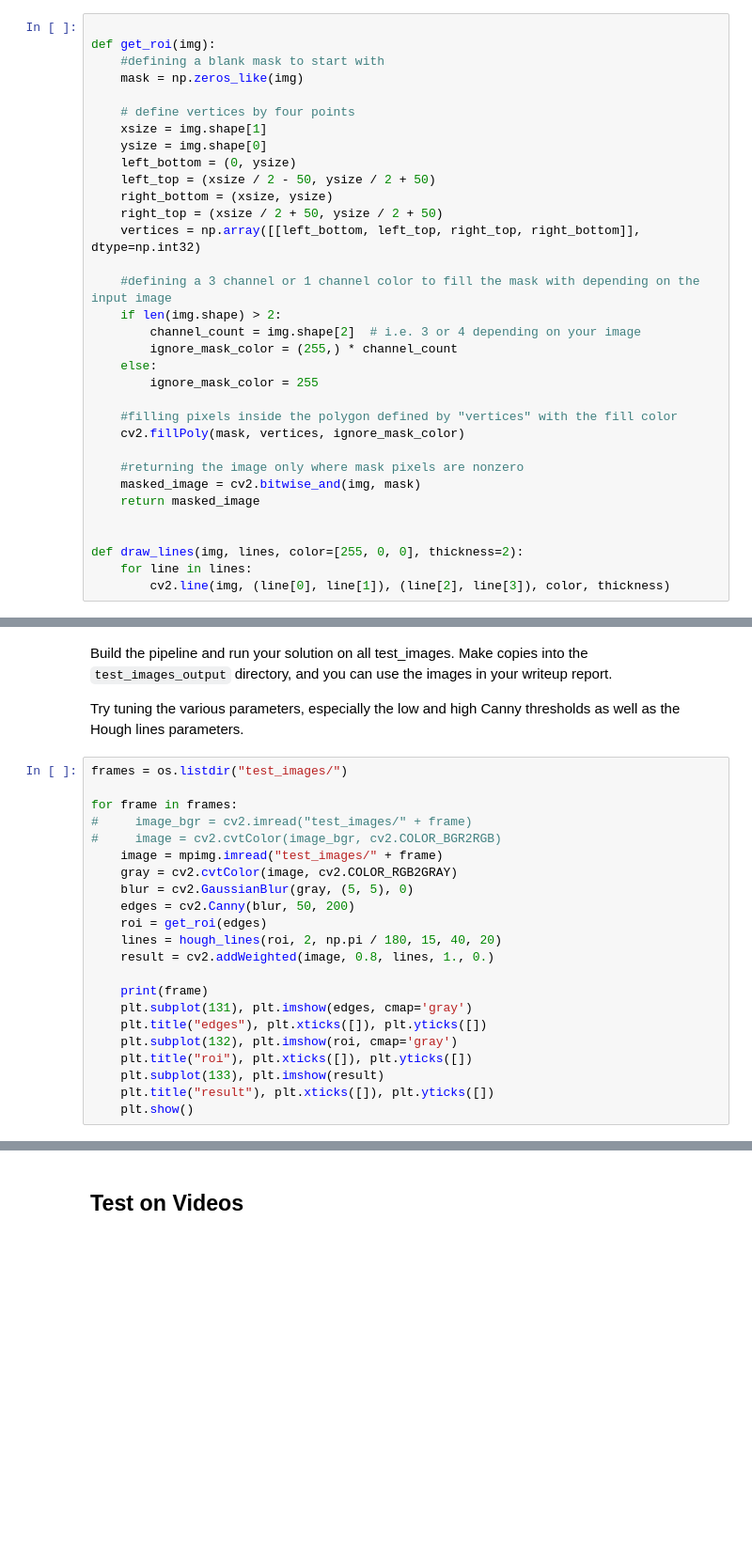
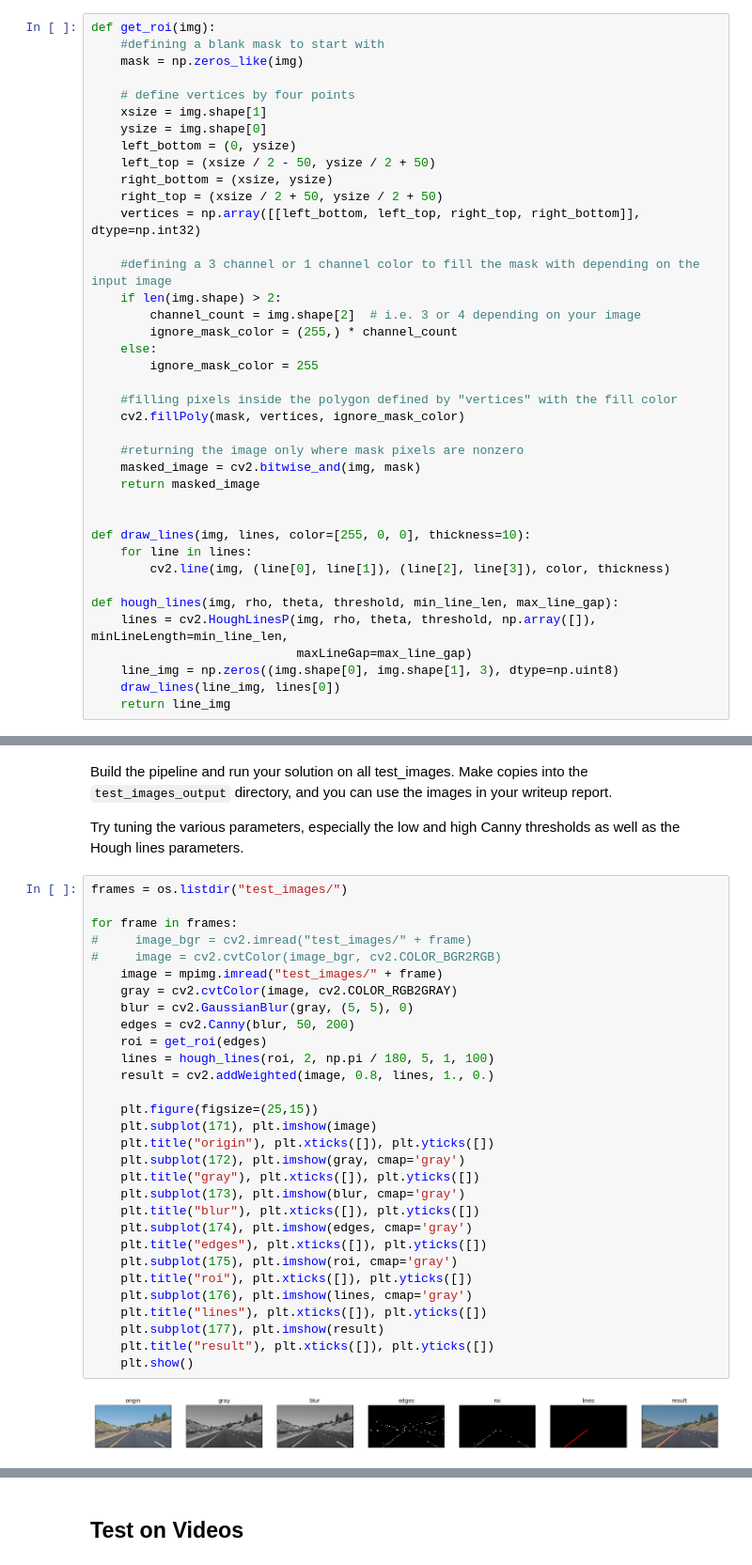
Before and after one commit to ahmed-hassan97/Finding-Lane-Lines, a Jupyter notebook: Finding-Lane-Lines.ipynb, the cells around one changed output, grey strips where cells are left out. Shown at 94% size. Drawn from its saved outputs; the diff is of its cells as text; blank space fills up the shorter version.

```diff
--- a/Finding-Lane-Lines.ipynb
+++ b/Finding-Lane-Lines.ipynb
@@ -66,5 +45,4 @@ Below are some helper functions to help get you started. They should look famili
 # %%
-
 def get_roi(img):
     #defining a blank mask to start with
     mask = np.zeros_like(img)
@@ -93,9 +71,16 @@ def get_roi(img):
     return masked_image
 
 
-def draw_lines(img, lines, color=[255, 0, 0], thickness=2):
+def draw_lines(img, lines, color=[255, 0, 0], thickness=10):
     for line in lines:
         cv2.line(img, (line[0], line[1]), (line[2], line[3]), color, thickness)
+
+def hough_lines(img, rho, theta, threshold, min_line_len, max_line_gap):
+    lines = cv2.HoughLinesP(img, rho, theta, threshold, np.array([]), minLineLength=min_line_len,
+                            maxLineGap=max_line_gap)
+    line_img = np.zeros((img.shape[0], img.shape[1], 3), dtype=np.uint8)
+    draw_lines(line_img, lines[0])
+    return line_img
 # %% [markdown]
 ## Build a Lane Finding Pipeline
 # %% [markdown]
@@ -105,22 +90,32 @@ Try tuning the various parameters, especially the low and high Canny thresholds
 # %%
 frames = os.listdir("test_images/")
 
 for frame in frames:
 #     image_bgr = cv2.imread("test_images/" + frame)
 #     image = cv2.cvtColor(image_bgr, cv2.COLOR_BGR2RGB)
     image = mpimg.imread("test_images/" + frame)
     gray = cv2.cvtColor(image, cv2.COLOR_RGB2GRAY)
     blur = cv2.GaussianBlur(gray, (5, 5), 0)
     edges = cv2.Canny(blur, 50, 200)
     roi = get_roi(edges)
-    lines = hough_lines(roi, 2, np.pi / 180, 15, 40, 20)
+    lines = hough_lines(roi, 2, np.pi / 180, 5, 1, 100)
     result = cv2.addWeighted(image, 0.8, lines, 1., 0.)
 
-    print(frame)
-    plt.subplot(131), plt.imshow(edges, cmap='gray')
+    plt.figure(figsize=(25,15))
+    plt.subplot(171), plt.imshow(image)
+    plt.title("origin"), plt.xticks([]), plt.yticks([])
+    plt.subplot(172), plt.imshow(gray, cmap='gray')
+    plt.title("gray"), plt.xticks([]), plt.yticks([])
+    plt.subplot(173), plt.imshow(blur, cmap='gray')
+    plt.title("blur"), plt.xticks([]), plt.yticks([])
+    plt.subplot(174), plt.imshow(edges, cmap='gray')
     plt.title("edges"), plt.xticks([]), plt.yticks([])
-    plt.subplot(132), plt.imshow(roi, cmap='gray')
+    plt.subplot(175), plt.imshow(roi, cmap='gray')
     plt.title("roi"), plt.xticks([]), plt.yticks([])
-    plt.subplot(133), plt.imshow(result)
+    plt.subplot(176), plt.imshow(lines, cmap='gray')
+    plt.title("lines"), plt.xticks([]), plt.yticks([])
+    plt.subplot(177), plt.imshow(result)
     plt.title("result"), plt.xticks([]), plt.yticks([])
     plt.show()
+# %% [output]
+[figure, added]
```
Also changed, not shown: parts of 16 cells of this notebook, 15 other files.
